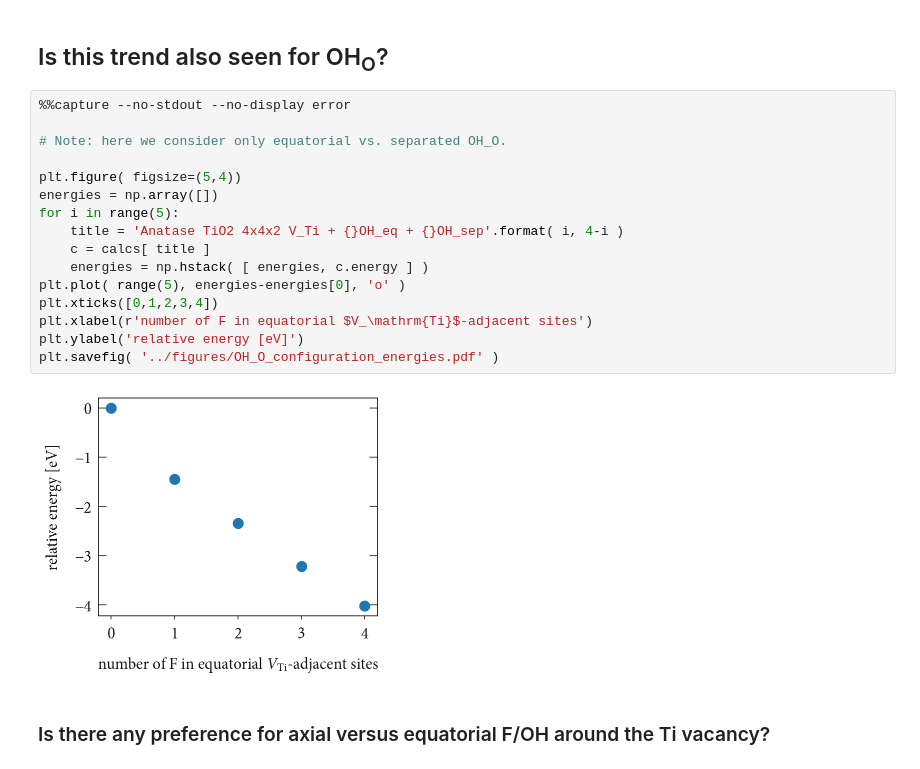
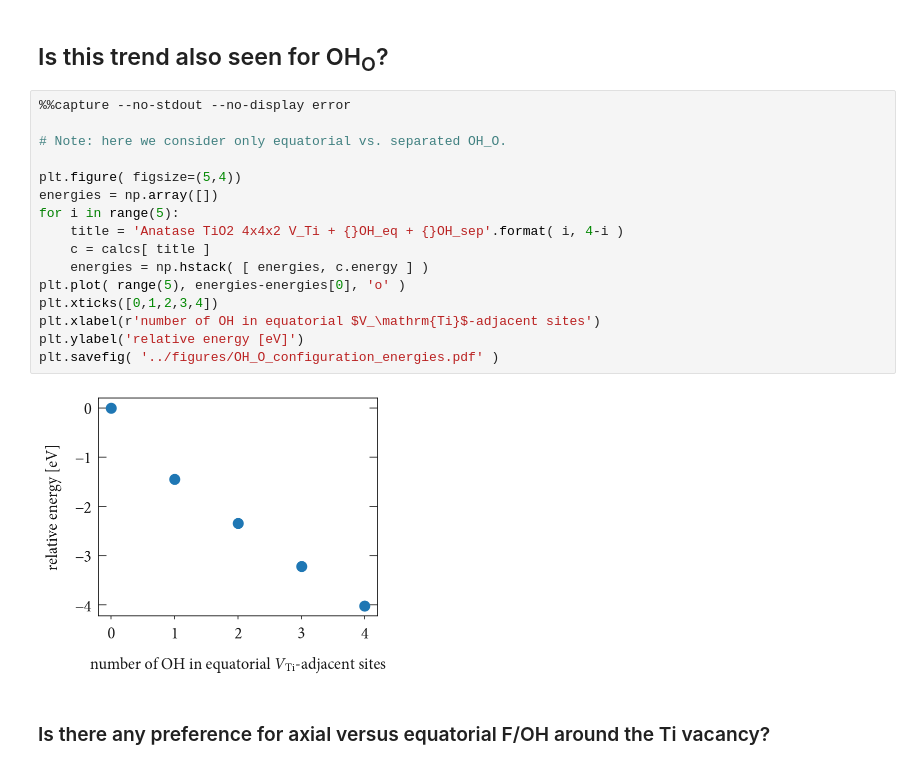
Before and after one commit to bjmorgan/data_F-TiO2_intercalation_anions, a Jupyter notebook: analysis/defect_configurations.ipynb, the cells around one changed output. Saved outputs shown, nothing was run; the diff lists cells and outputs as text.

Commit message:
Fixed axis label for OH configuration analysis plot

```diff
--- a/analysis/defect_configurations.ipynb
+++ b/analysis/defect_configurations.ipynb
@@ -82,21 +82,21 @@ This replicates the trend reported in [Corradini et al., Sci. Rep. 5, 11553 (201
 # %%
 %%capture --no-stdout --no-display error
 
 # Note: here we consider only equatorial vs. separated OH_O.
 
 plt.figure( figsize=(5,4))
 energies = np.array([])
 for i in range(5):
     title = 'Anatase TiO2 4x4x2 V_Ti + {}OH_eq + {}OH_sep'.format( i, 4-i )
     c = calcs[ title ]
     energies = np.hstack( [ energies, c.energy ] )
 plt.plot( range(5), energies-energies[0], 'o' )
 plt.xticks([0,1,2,3,4])
-plt.xlabel(r'number of F in equatorial $V_\mathrm{Ti}$-adjacent sites')
+plt.xlabel(r'number of OH in equatorial $V_\mathrm{Ti}$-adjacent sites')
 plt.ylabel('relative energy [eV]')
 plt.savefig( '../figures/OH_O_configuration_energies.pdf' )
 # %% [output]
-[figure, old version]
+[figure, new version]
 # %% [markdown]
 ### Is there any preference for axial versus equatorial F/OH around the Ti vacancy?
 # %%
```
Also changed, not shown: parts of 1 cell of this notebook, 2 other files.
